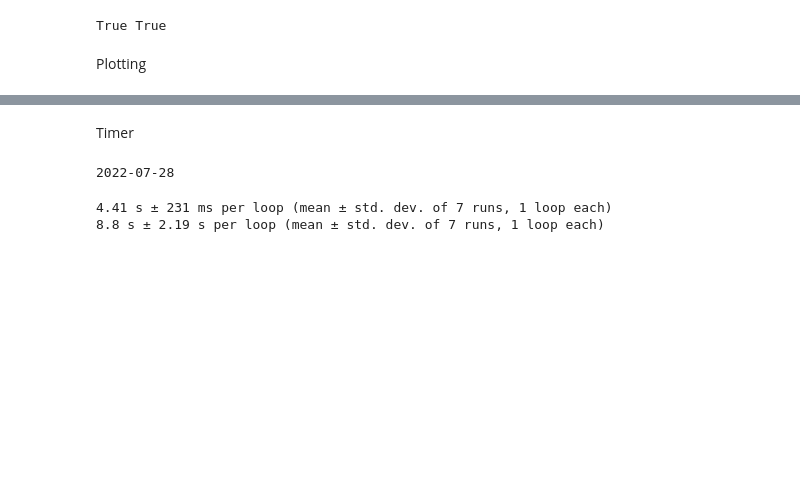
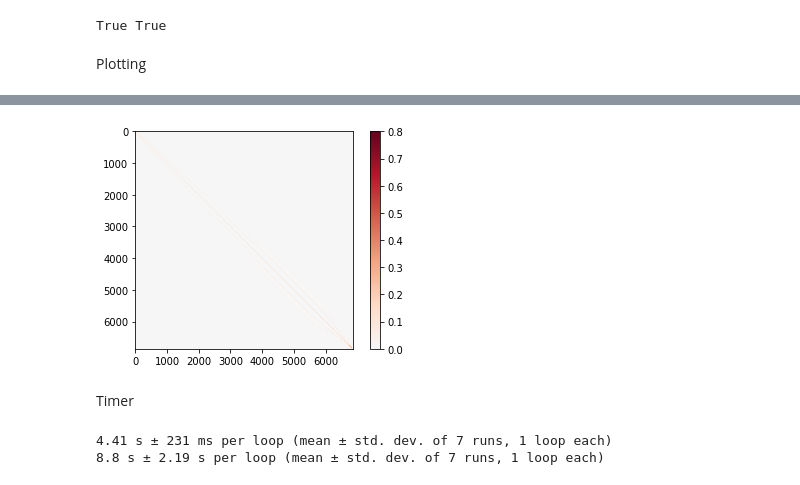
Before and after one commit to AkiTsuruta/MI-AIM, a Jupyter notebook: test_suite.ipynb, the cells around one changed output, grey strips where cells are left out. Saved outputs shown, nothing was run; the diff lists cells and outputs as text; code cells hidden in the pictures; blank space fills up the shorter version.

```diff
--- a/test_suite.ipynb
+++ b/test_suite.ipynb
@@ -86,10 +91,31 @@ plt.show()
+# %%
+import numpy as np
+import matplotlib as mpl
+import matplotlib.pyplot as plt
+
+
+class MidpointNormalize(mpl.colors.Normalize):
+    def __init__(self, vmin, vmax, midpoint=0, clip=False):
+        self.midpoint = midpoint
+        mpl.colors.Normalize.__init__(self, vmin, vmax, clip)
+
+    def __call__(self, value, clip=None):
+        normalized_min = max(0, 1 / 2 * (1 - abs((self.midpoint - self.vmin) / (self.midpoint - self.vmax))))
+        normalized_max = min(1, 1 / 2 * (1 + abs((self.vmax - self.midpoint) / (self.midpoint - self.vmin))))
+        normalized_mid = 0.5
+        x, y = [self.vmin, self.midpoint, self.vmax], [normalized_min, normalized_mid, normalized_max]
+        return np.ma.masked_array(np.interp(value, x, y))
+
+norm = MidpointNormalize(vmin=minval, vmax=maxval, midpoint=0)
+cmap = 'RdBu_r'
+
+plt.imshow(bio_2, cmap=cmap, norm=norm)
+plt.colorbar()
+plt.show()
+# %% [output]
+[figure, added]
 # %% [markdown]
 Timer
-# %%
-from datetime import date
-print(date.today())
-# %% [output]
-2022-07-28
 # %%
 
 
```
Also changed, not shown: parts of 2 cells of this notebook, 3 other files.
